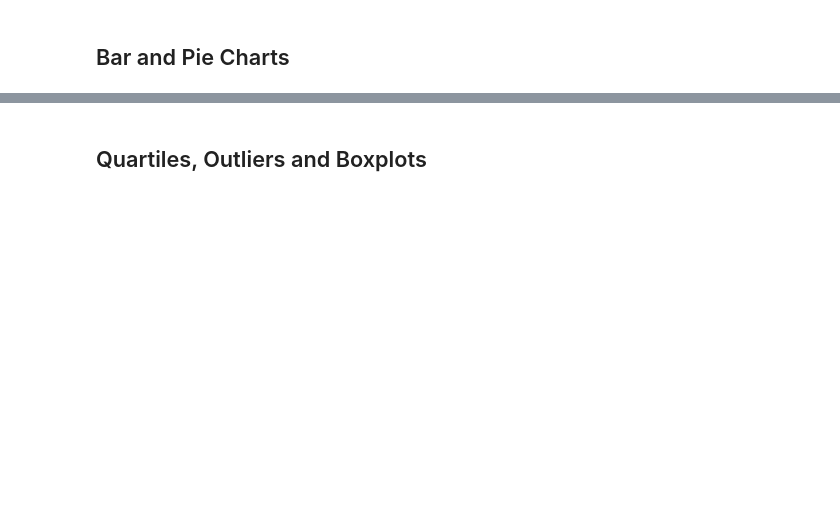
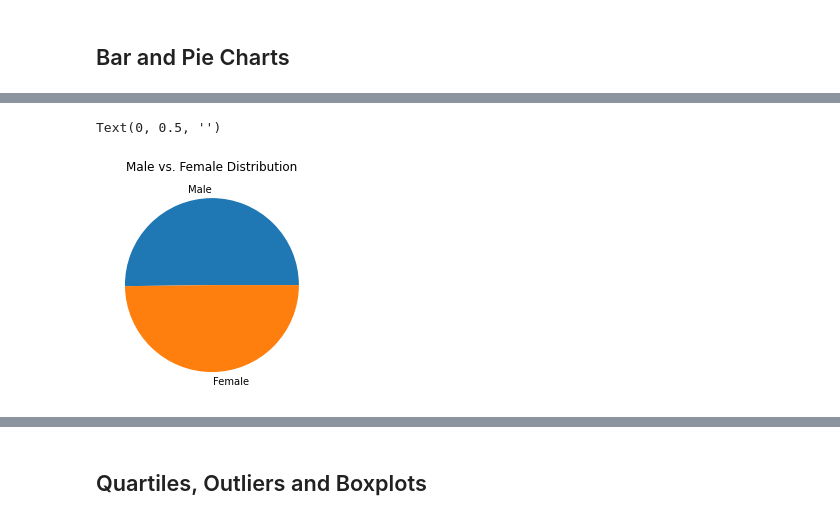
Before and after one commit to amerikonnor/matplotlib-challenge, a Jupyter notebook: pymaceuticals_starter.ipynb, the cells around one changed output, grey strips where cells are left out. Drawn from its saved outputs; the diff is of its cells as text; code cells hidden in the pictures; blank space fills up the shorter version.

```diff
--- a/pymaceuticals_starter.ipynb
+++ b/pymaceuticals_starter.ipynb
@@ -103,4 +157,11 @@ AttributeError: 'SeriesGroupBy' object has no attribute 'value'
 # %%
 # Generate a pie plot showing the distribution of female versus male mice using pandas
+gender_dist = pd.DataFrame(mouse_metadata['Sex'].value_counts())
+
+gender_dist.plot(kind='pie',y='Sex',legend=False,title="Male vs. Female Distribution")
+plt.ylabel('')
+# %% [output]
+Text(0, 0.5, '')
+[figure, added]
 # %%
 # Generate a pie plot showing the distribution of female versus male mice using pyplot
```
Also changed, not shown: parts of 11 cells of this notebook.
